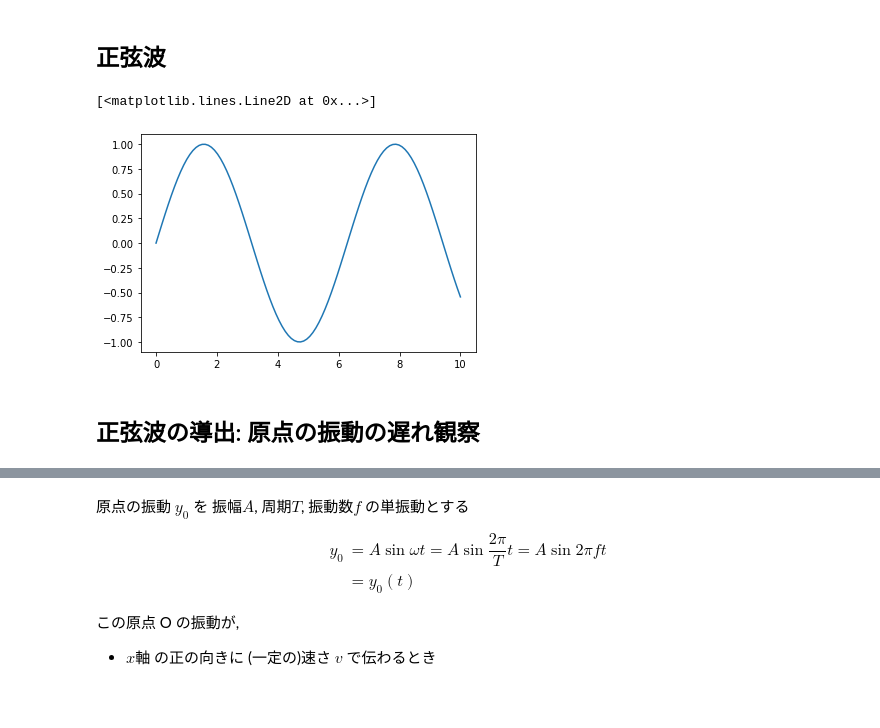
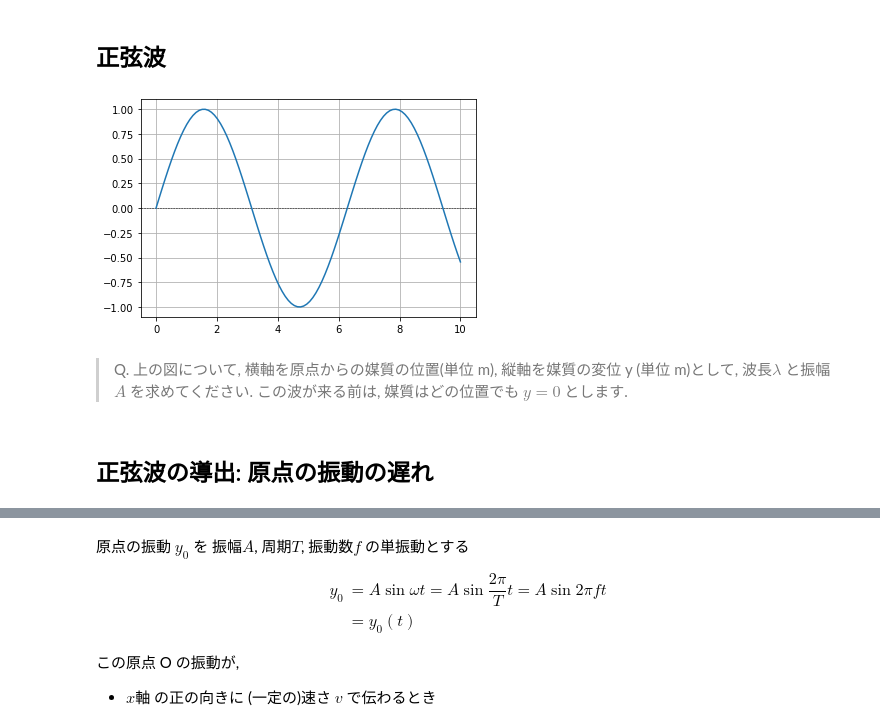
Before and after one commit to miokobayashii/AppliedPhysics1, a Jupyter notebook: 2230_正弦波_応用物理1.ipynb, the cells around one changed output, grey strips where cells are left out. Cells and saved outputs as stored; diff of their text form; code cells hidden in the pictures; blank space fills up the shorter version.

```diff
--- a/2230_正弦波_応用物理1.ipynb
+++ b/2230_正弦波_応用物理1.ipynb
@@ -10,14 +10,18 @@
 # %%
 #@title 正弦関数: y = sin (x)
 %matplotlib inline
 import matplotlib as mpl
 import matplotlib.pyplot as plt
 import numpy as np
 
 x = np.linspace(0, 10, 100)
 
 fig = plt.figure()
+plt.axhline(y=0, color='k',linestyle='dashed', linewidth=0.5)
 plt.plot(x, np.sin(x), '-')
+plt.grid(b=None, which='major', axis='both')
 # %% [output]
-[<matplotlib.lines.Line2D at 0x...>]
-[figure, old version]
+[figure, new version]
+# %% [markdown]
+> Q. 上の図について, 横軸を原点からの媒質の位置(単位 m), 縦軸を媒質の変位 y (単位 m)として, 波長$\lambda$ と振幅 $A$ を求めてください.
+この波が来る前は, 媒質はどの位置でも $y=0$ とします.
@@ -24,5 +31,5 @@ plt.plot(x, np.sin(x), '-')
 # %% [markdown]
-## 正弦波の導出: 原点の振動の遅れ観察
+## 正弦波の導出: 原点の振動の遅れ
 # %%
 #@title 原点の振動の遅れ観察 原点の振動の遅れ観察 : (Slow Mothon + Pulse + No End + Damping:None)
 : (Slow Mothon + Pulse + No End + Damping:None)
```
Also changed, not shown: parts of 9 cells of this notebook.
